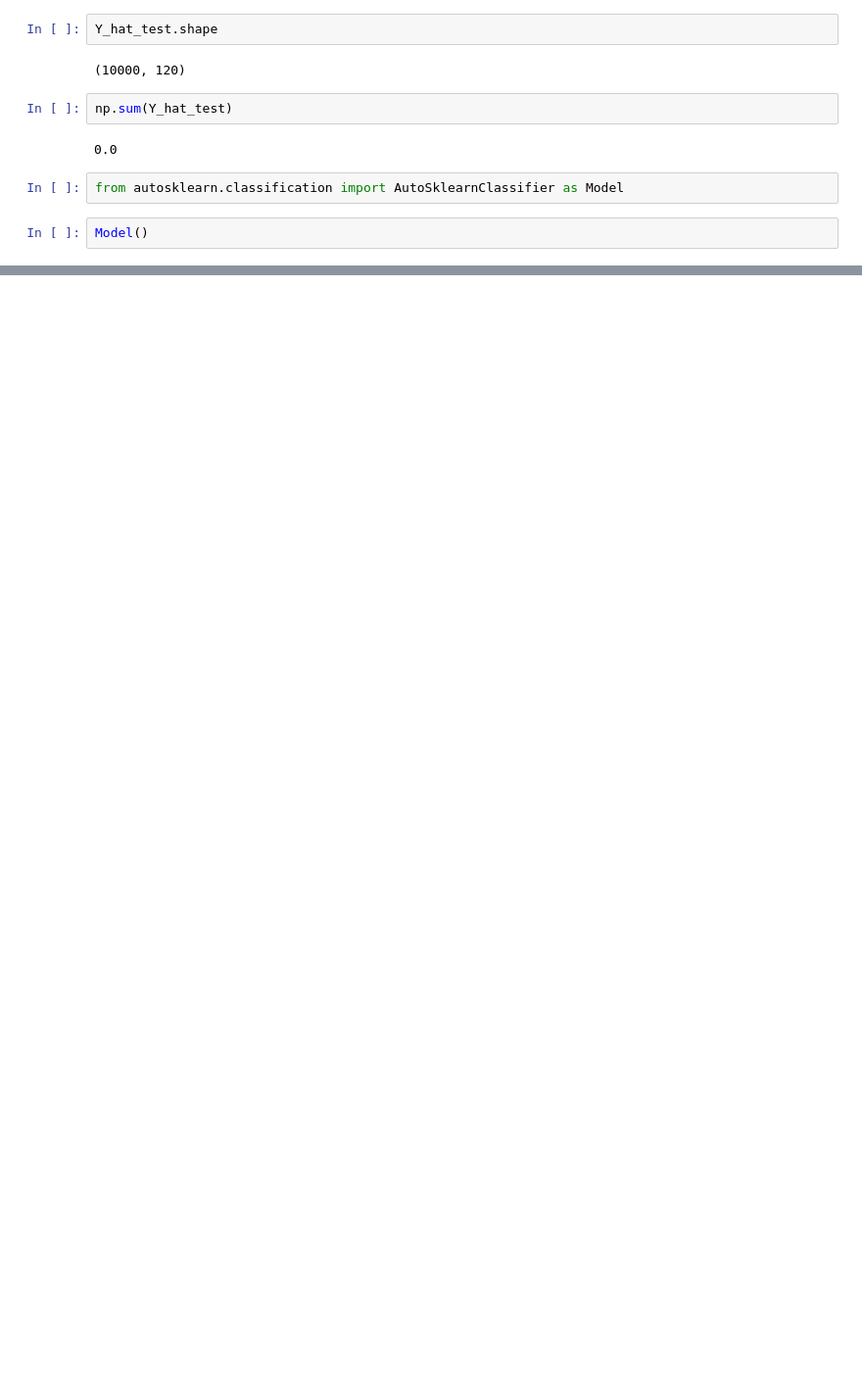
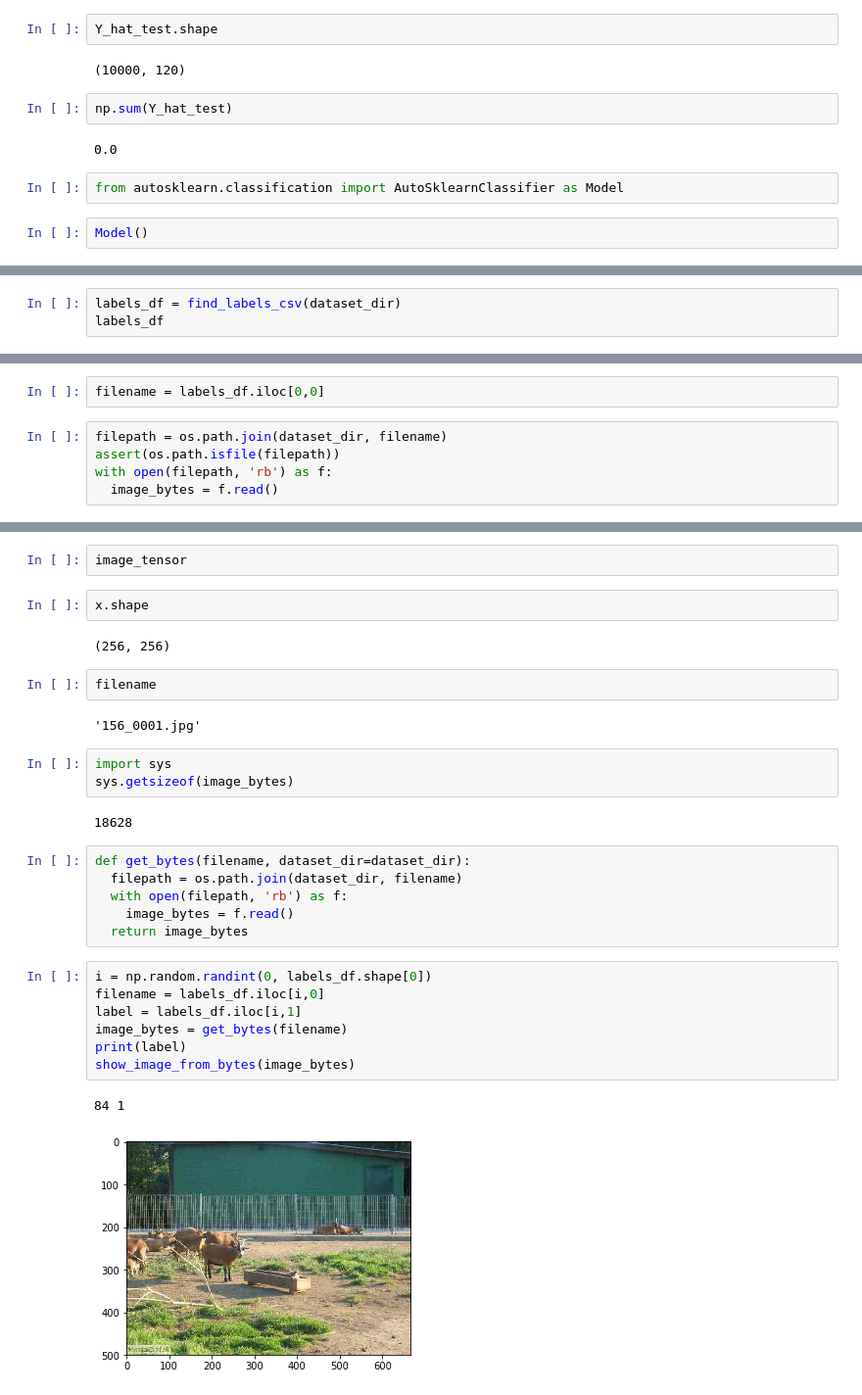
Before and after one commit to zhengying-liu/autodl-contrib, a Jupyter notebook: utils/image/explore_image.ipynb, the cells around one changed output, grey strips where cells are left out. Shown at 98% size. Saved outputs shown, nothing was run; the diff lists cells and outputs as text; blank space fills up the shorter version.

```diff
--- a/utils/image/explore_image.ipynb
+++ b/utils/image/explore_image.ipynb
@@ -807,0 +870,3 @@ Model()
+# %%
+labels_df = find_labels_csv(dataset_dir)
+labels_df
@@ -807,0 +981,7 @@ Model()
+# %%
+filename = labels_df.iloc[0,0]
+# %%
+filepath = os.path.join(dataset_dir, filename)
+assert(os.path.isfile(filepath))
+with open(filepath, 'rb') as f:
+  image_bytes = f.read()
@@ -807,0 +1015,31 @@ Model()
+# %%
+image_tensor
+# %%
+x.shape
+# %% [output]
+(256, 256)
+# %%
+filename
+# %% [output]
+'156_0001.jpg'
+# %%
+import sys
+sys.getsizeof(image_bytes)
+# %% [output]
+18628
+# %%
+def get_bytes(filename, dataset_dir=dataset_dir):
+  filepath = os.path.join(dataset_dir, filename)
+  with open(filepath, 'rb') as f:
+    image_bytes = f.read()
+  return image_bytes
+# %%
+i = np.random.randint(0, labels_df.shape[0])
+filename = labels_df.iloc[i,0]
+label = labels_df.iloc[i,1]
+image_bytes = get_bytes(filename)
+print(label)
+show_image_from_bytes(image_bytes)
+# %% [output]
+84 1
+[figure, added]
```
Also changed, not shown: parts of 56 cells of this notebook.
